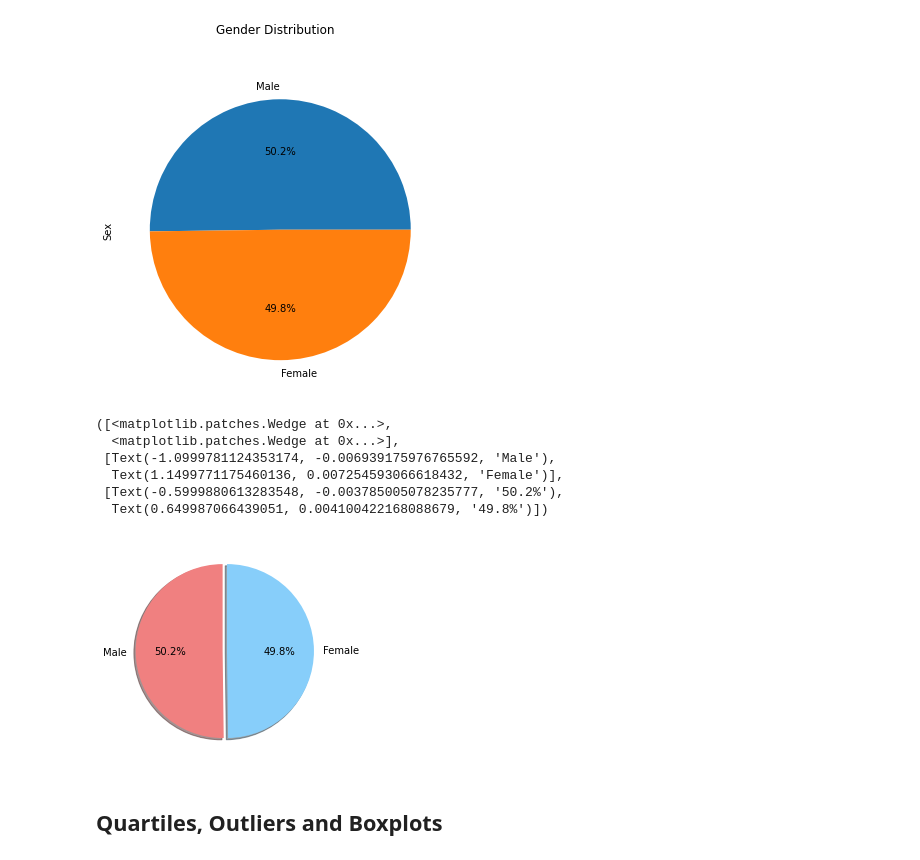
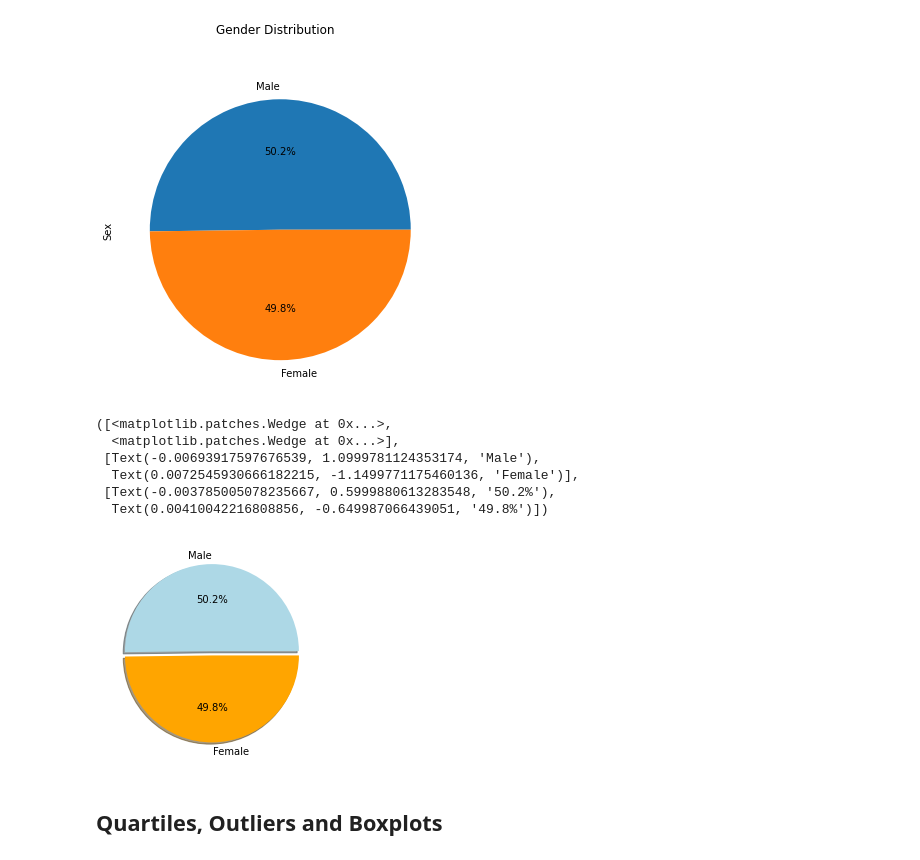
Before and after one commit to MLozano88/Pymaceuticals, a Jupyter notebook: Pymaceuticals/pymaceuticals_starter.ipynb, the cells around one changed output. Drawn from its saved outputs; the diff is of its cells as text; code cells hidden in the pictures.

```diff
--- a/Pymaceuticals/pymaceuticals_starter.ipynb
+++ b/Pymaceuticals/pymaceuticals_starter.ipynb
@@ -16,7 +16,7 @@ mouse_metadata = pd.read_csv(mouse_metadata_path)
 study_results = pd.read_csv(study_results_path)
 
 # Combine the data into a single dataset
-merge_df = mouse_metadata.merge(study_results,how='outer',on='Mouse ID')
+merge_df = mouse_metadata.merge(study_results,how='outer',on='Mouse_ID')
 # Display the data table for preview
 merge_df
 # %% [output]
@@ -48,7 +50,8 @@ clean_df.head().count()
 # Optional: Get all the data for the duplicate mouse ID.
 # %%
 # Create a clean DataFrame by dropping the duplicate mouse by its ID.
-cleaned_df = merge_df.drop_duplicates(subset=['Mouse ID'],keep='last')
+cleaned_df = merge_df.drop_duplicates(subset=['Mouse_ID'],keep='last')
 cleanest_df = cleaned_df.reset_index(drop=True)
+cleanest_df = pd.DataFrame(cleanest_df)
 cleanest_df
 # %% [output]
@@ -152,19 +162,19 @@ array([<matplotlib.axes._subplots.AxesSubplot object at 0x...>],
 # %%
 # Generate a pie plot showing the distribution of female versus male mice using pyplot
 genders = cleanest_df['Sex'].value_counts()
 labels = ['Male', 'Female']
-colors = ['lightcoral','lightskyblue']
+colors = ['lightblue','orange']
 explode = (0,0.05)
 plt.pie(genders, explode=explode, labels=labels, colors=colors,
-        autopct="%1.1f%%", shadow=True, startangle=90)
+        autopct="%1.1f%%", shadow=True, startangle=360)
 # %% [output]
 ([<matplotlib.patches.Wedge at 0x...>,
   <matplotlib.patches.Wedge at 0x...>],
- [Text(-1.0999781124353174, -0.006939175976765592, 'Male'),
-  Text(1.1499771175460136, 0.007254593066618432, 'Female')],
- [Text(-0.5999880613283548, -0.003785005078235777, '50.2%'),
-  Text(0.649987066439051, 0.004100422168088679, '49.8%')])
+ [Text(-0.00693917597676539, 1.0999781124353174, 'Male'),
+  Text(0.0072545930666182215, -1.1499771175460136, 'Female')],
+ [Text(-0.003785005078235667, 0.5999880613283548, '50.2%'),
+  Text(0.00410042216808856, -0.649987066439051, '49.8%')])
-[figure, old version]
+[figure, new version]
 # %% [markdown]
 ## Quartiles, Outliers and Boxplots
 # %%
```
Also changed, not shown: parts of 17 cells of this notebook, 2 other files.
